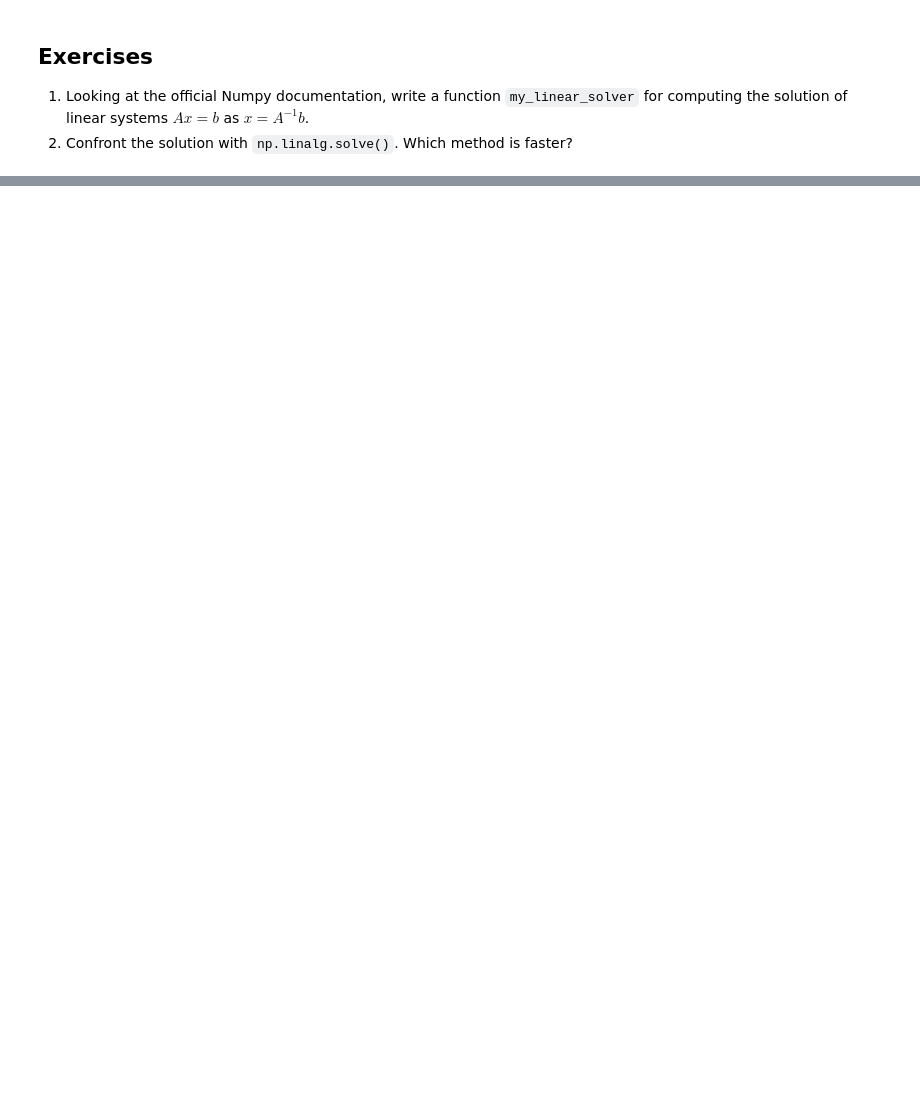
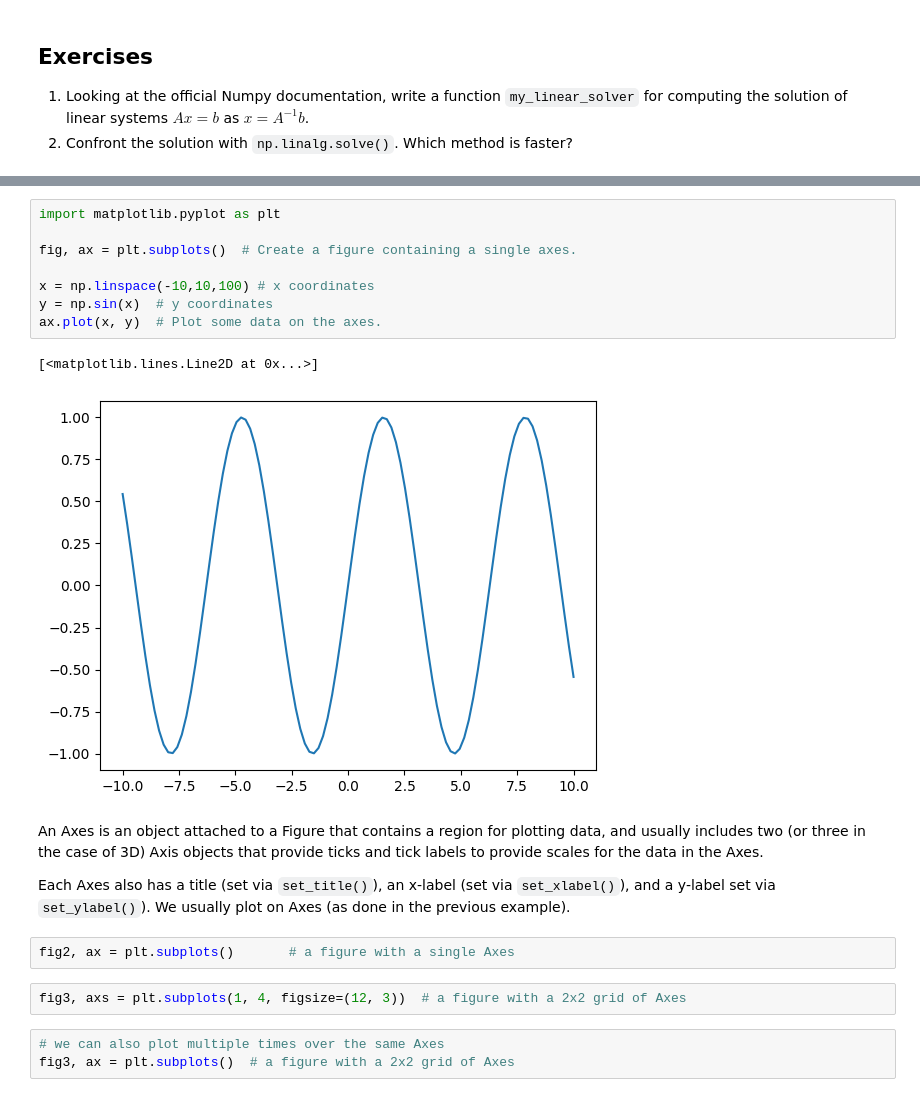
Before and after one commit to jadgle/PyCrashCourse2023, a Jupyter notebook: Part_2.ipynb, the cells around one changed output, grey strips where cells are left out. Saved outputs shown, nothing was run; the diff lists cells and outputs as text; blank space fills up the shorter version.

```diff
--- a/Part_2.ipynb
+++ b/Part_2.ipynb
@@ -324,0 +223,22 @@ def Newton_system(F, J, x0, tol):
+# %%
+import matplotlib.pyplot as plt
+
+fig, ax = plt.subplots()  # Create a figure containing a single axes.
+
+x = np.linspace(-10,10,100) # x coordinates
+y = np.sin(x)  # y coordinates
+ax.plot(x, y)  # Plot some data on the axes.
+# %% [output]
+[<matplotlib.lines.Line2D at 0x...>]
+[figure, added]
+# %% [markdown]
+An Axes is an object attached to a Figure that contains a region for plotting data, and usually includes two (or three in the case of 3D) Axis objects that provide ticks and tick labels to provide scales for the data in the Axes.
+
+Each Axes also has a title (set via `set_title()`), an x-label (set via `set_xlabel()`), and a y-label set via `set_ylabel()`). We usually plot on Axes (as done in the previous example).
+# %%
+fig2, ax = plt.subplots()       # a figure with a single Axes
+# %%
+fig3, axs = plt.subplots(1, 4, figsize=(12, 3))  # a figure with a 2x2 grid of Axes
+# %%
+# we can also plot multiple times over the same Axes
+fig3, ax = plt.subplots()  # a figure with a 2x2 grid of Axes
```
Also changed, not shown: parts of 34 cells of this notebook.
